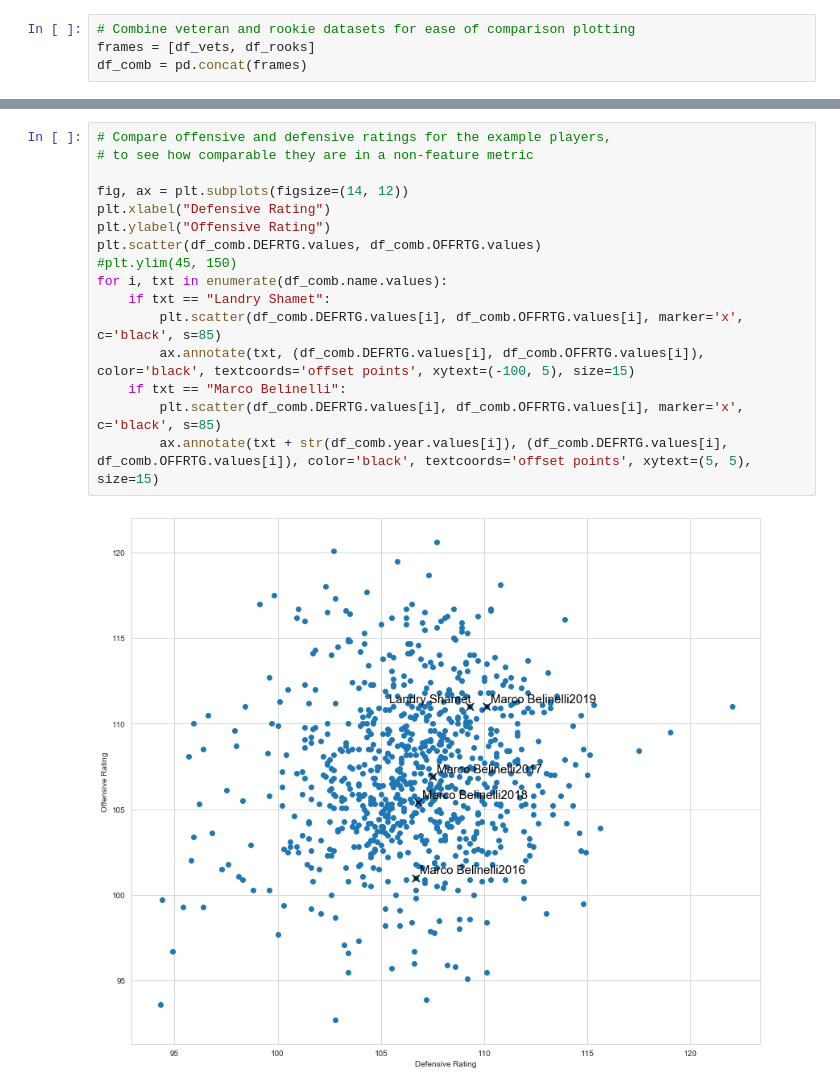
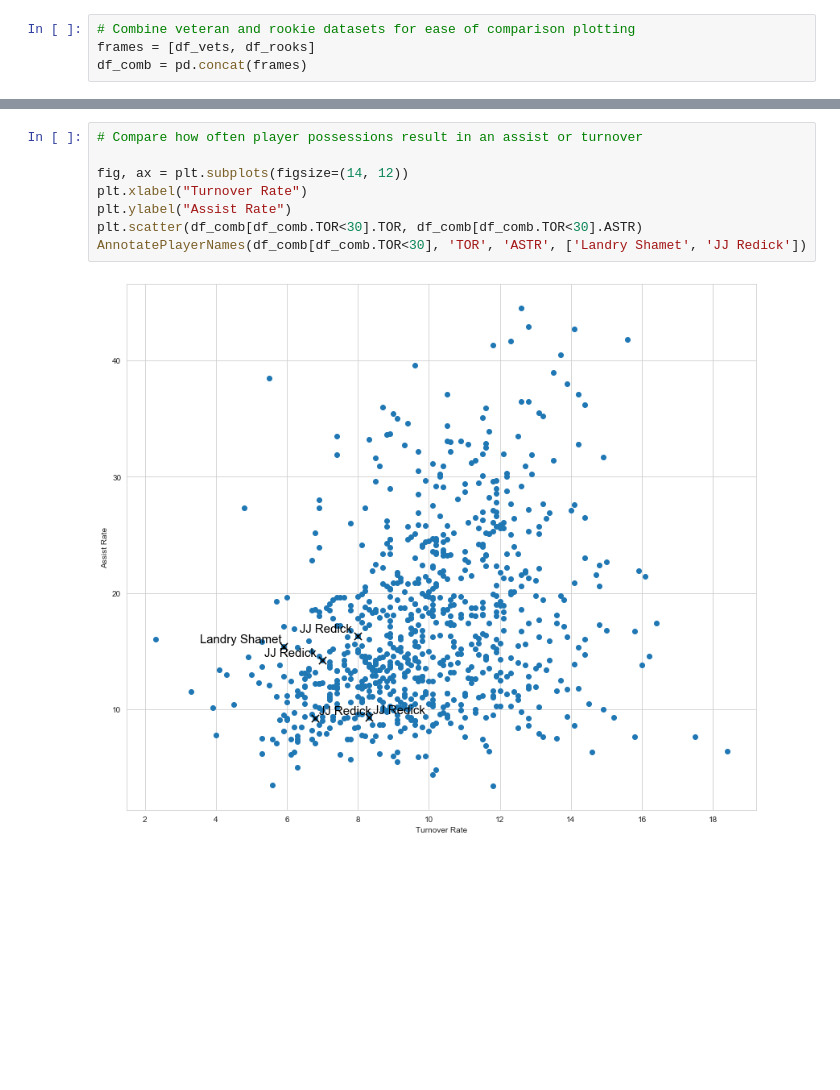
Before and after one commit to jecutter/nba-data-models, a Jupyter notebook: Data_Modeling/Player_Comparison_Analysis.ipynb, the cells around one changed output, grey strips where cells are left out. Drawn from its saved outputs; the diff is of its cells as text; blank space fills up the shorter version.

```diff
--- a/Data_Modeling/Player_Comparison_Analysis.ipynb
+++ b/Data_Modeling/Player_Comparison_Analysis.ipynb
@@ -247,18 +238,10 @@ for i, txt in enumerate(df_comb.name.values):
-# %%
-# Compare offensive and defensive ratings for the example players,
-# to see how comparable they are in a non-feature metric
-
-fig, ax = plt.subplots(figsize=(14, 12))
-plt.xlabel("Defensive Rating")
-plt.ylabel("Offensive Rating")
-plt.scatter(df_comb.DEFRTG.values, df_comb.OFFRTG.values)
-#plt.ylim(45, 150)
-for i, txt in enumerate(df_comb.name.values):
-    if txt == "Landry Shamet":
-        plt.scatter(df_comb.DEFRTG.values[i], df_comb.OFFRTG.values[i], marker='x', c='black', s=85)
-        ax.annotate(txt, (df_comb.DEFRTG.values[i], df_comb.OFFRTG.values[i]), color='black', textcoords='offset points', xytext=(-100, 5), size=15)
-    if txt == "Marco Belinelli":
-        plt.scatter(df_comb.DEFRTG.values[i], df_comb.OFFRTG.values[i], marker='x', c='black', s=85)
-        ax.annotate(txt + str(df_comb.year.values[i]), (df_comb.DEFRTG.values[i], df_comb.OFFRTG.values[i]), color='black', textcoords='offset points', xytext=(5, 5), size=15)
-# %% [output]
-[figure, removed]
+# %%
+# Compare how often player possessions result in an assist or turnover
+
+fig, ax = plt.subplots(figsize=(14, 12))
+plt.xlabel("Turnover Rate")
+plt.ylabel("Assist Rate")
+plt.scatter(df_comb[df_comb.TOR<30].TOR, df_comb[df_comb.TOR<30].ASTR)
+AnnotatePlayerNames(df_comb[df_comb.TOR<30], 'TOR', 'ASTR', ['Landry Shamet', 'JJ Redick'])
+# %% [output]
+[figure, added]
```
Also changed, not shown: parts of 13 cells of this notebook, 2 other files.
